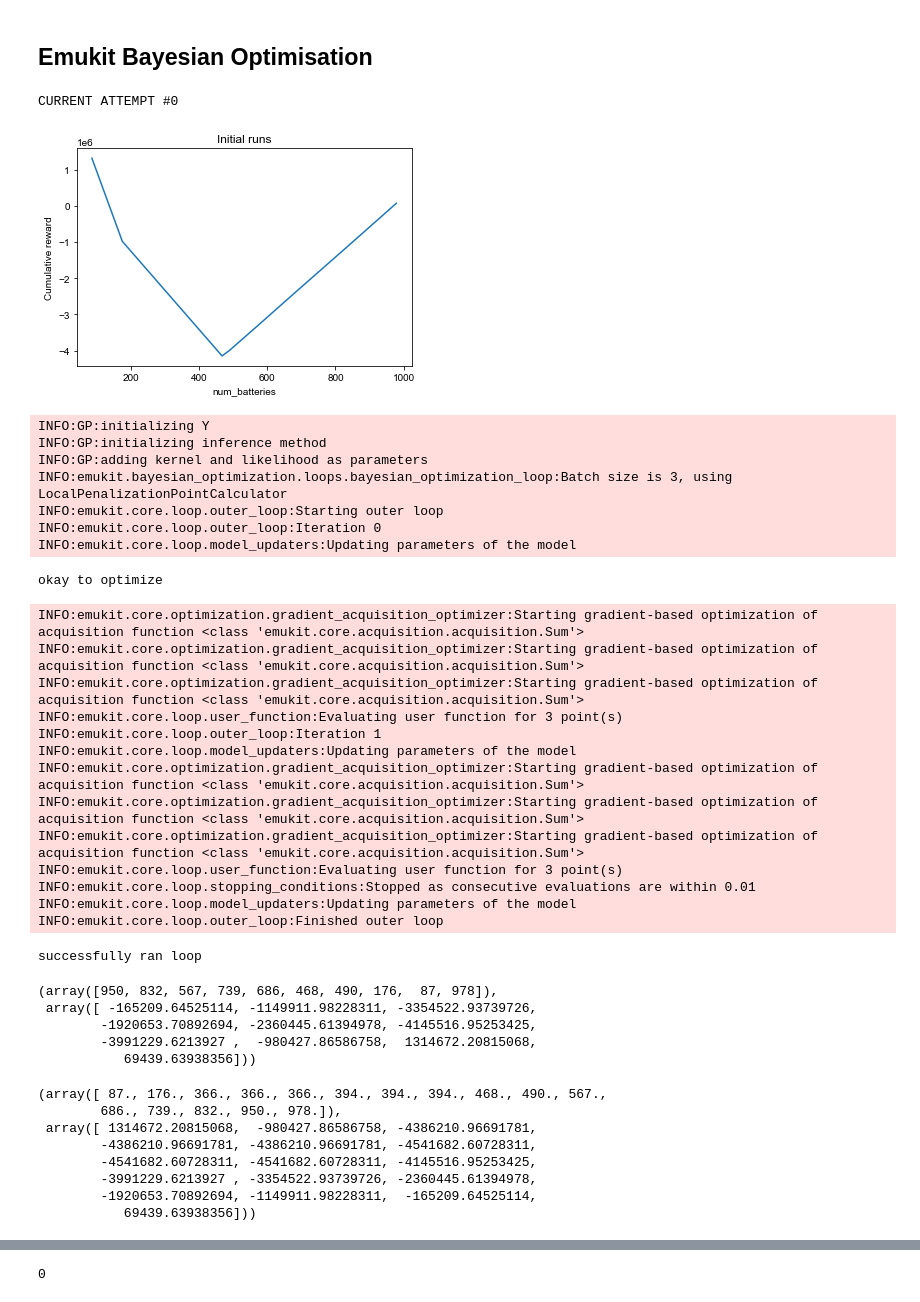
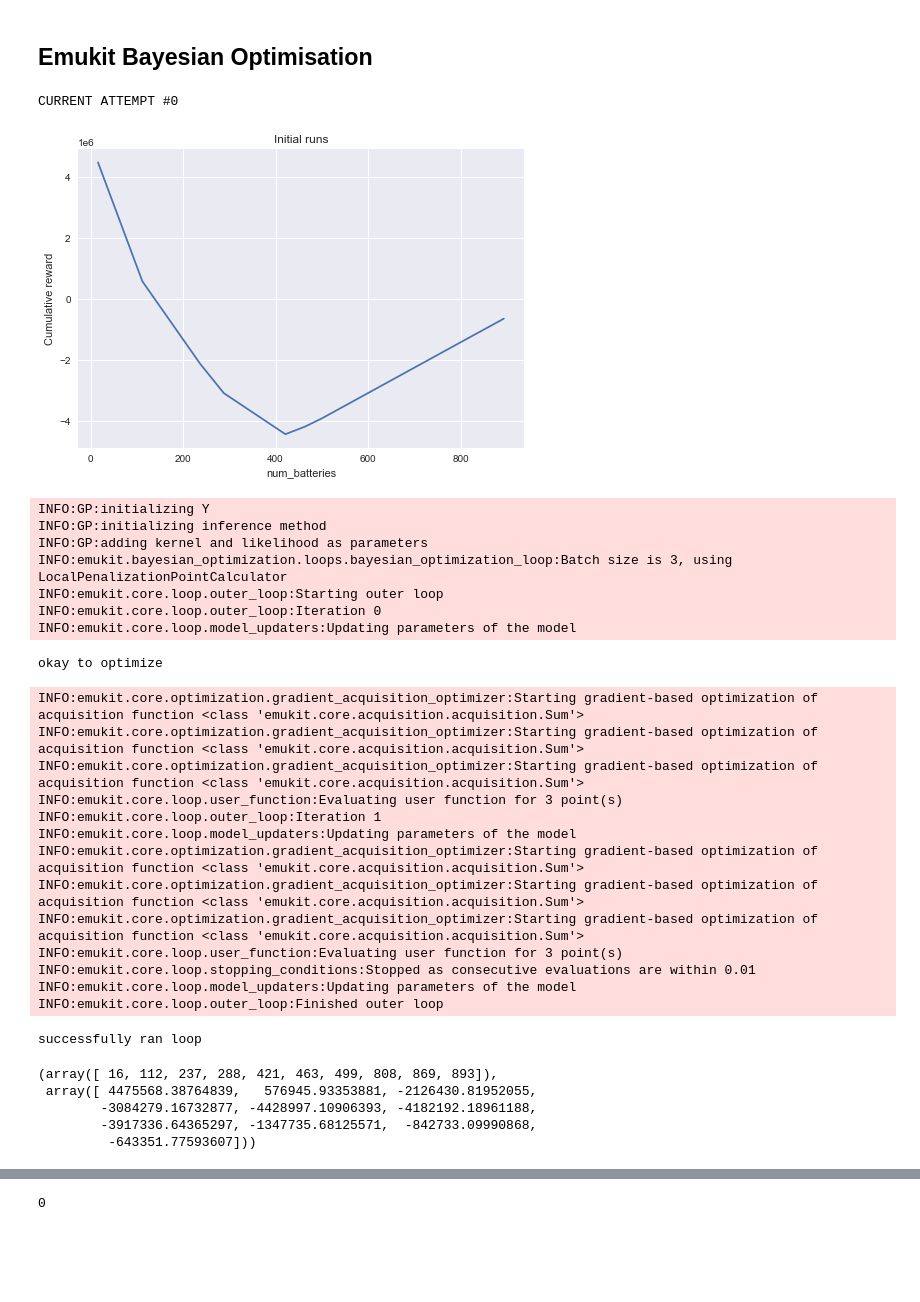
Before and after one commit to amzn/supply-chain-simulation-environment, a Jupyter notebook: src/bayesian_optimization/reward_func_experimentation.ipynb, the cells around one changed output, grey strips where cells are left out. Drawn from its saved outputs; the diff is of its cells as text; code cells hidden in the pictures; blank space fills up the shorter version.

```diff
--- a/src/bayesian_optimization/reward_func_experimentation.ipynb
+++ b/src/bayesian_optimization/reward_func_experimentation.ipynb
@@ -111,18 +111,18 @@ The same code appears at the top of the Emukit cell below. Run this to check whe
 example_max_num_batteries = 1000
 example_num_data_points = 10
 # %%
-# X = design.get_samples(num_data_points)
-X = np.linspace(0, example_max_num_batteries+1, example_num_data_points)[:, None]
-Y = f_multiprocess(X)
+# # X = design.get_samples(num_data_points)
+# X = np.linspace(0, example_max_num_batteries+1, example_num_data_points)[:, None]
+# Y = f_multiprocess(X)
 
-plt.plot(X, Y)
-plt.style.use('seaborn')
-plt.title("Initial runs")
-plt.xlabel(parameter_space.parameters[0].name)
-plt.ylabel("Cumulative reward")
-plt.show()
+# plt.plot(X, Y)
+# plt.style.use('seaborn')
+# plt.title("Initial runs")
+# plt.xlabel(parameter_space.parameters[0].name)
+# plt.ylabel("Cumulative reward")
+# plt.show()
 
-X.flatten(), Y.flatten()
+# X.flatten(), Y.flatten()
 # %% [markdown]
 ## Run Parameters
 # %%
@@ -160,9 +160,9 @@ while not successful_sample and num_tries < max_num_tries:
     Y = f_multiprocess(X)
 
     # plot init values
-    order = X.argsort(axis=0)
-    init_X = X[order].flatten().reshape(-1, 1)
-    init_Y = Y[order].flatten().reshape(-1, 1)
+    init_order = X.argsort(axis=0)
+    init_X = X[init_order].flatten().reshape(-1, 1)
+    init_Y = Y[init_order].flatten().reshape(-1, 1)
     plt.plot(init_X, init_Y)
     plt.style.use('seaborn')
     plt.title("Initial runs")
@@ -181,34 +181,34 @@ while not successful_sample and num_tries < max_num_tries:
     try:
         gpy_model.optimize()
         print("okay to optimize")
         model_emukit = GPyModelWrapper(gpy_model)
 
         # Load core elements for Bayesian optimization
         expected_improvement = ExpectedImprovement(model=model_emukit)
         optimizer = GradientAcquisitionOptimizer(space=parameter_space)
 
         # Create the Bayesian optimization object
         batch_size = 3
         bayesopt_loop = BayesianOptimizationLoop(model=model_emukit,
                                                  space=parameter_space,
                                                  acquisition=expected_improvement,
                                                  batch_size=batch_size)
 
         # Run the loop and extract the optimum;  we either complete 10 steps or converge
         max_iters = 10
         stopping_condition = (
             FixedIterationsStoppingCondition(i_max=max_iters) | ConvergenceStoppingCondition(eps=0.01)
         )
 
         bayesopt_loop.run_loop(f_multiprocess, stopping_condition)
         print("successfully ran loop")
         successful_sample = True
 
     except:
         num_tries += 1
 # %% [output]
 CURRENT ATTEMPT #0
-[figure, old version]
+[figure, new version]
 INFO:GP:initializing Y
 INFO:GP:initializing inference method
 INFO:GP:adding kernel and likelihood as parameters
@@ -232,10 +232,10 @@ INFO:emukit.core.loop.model_updaters:Updating parameters of the model
 INFO:emukit.core.loop.outer_loop:Finished outer loop
 successfully ran loop
 # %%
-X.flatten(), Y.flatten()
+init_X.flatten(), init_Y.flatten()
 # %% [output]
-(array([950, 832, 567, 739, 686, 468, 490, 176,  87, 978]),
- array([ -165209.64525114, -1149911.98228311, -3354522.93739726,
-        -1920653.70892694, -2360445.61394978, -4145516.95253425,
-        -3991229.6213927 ,  -980427.86586758,  1314672.20815068,
-           69439.63938356]))
+(array([ 16, 112, 237, 288, 421, 463, 499, 808, 869, 893]),
+ array([ 4475568.38764839,   576945.93353881, -2126430.81952055,
+        -3084279.16732877, -4428997.10906393, -4182192.18961188,
+        -3917336.64365297, -1347735.68125571,  -842733.09990868,
+         -643351.77593607]))
@@ -245,12 +241,0 @@ new_X, new_Y = bayesopt_loop.loop_state.X, bayesopt_loop.loop_state.Y
-# %%
-order = new_X.argsort(axis=0)
-new_X[order].flatten(), new_Y[order].flatten()
-# %% [output]
-(array([ 87., 176., 366., 366., 366., 394., 394., 394., 468., 490., 567.,
-        686., 739., 832., 950., 978.]),
- array([ 1314672.20815068,  -980427.86586758, -4386210.96691781,
-        -4386210.96691781, -4386210.96691781, -4541682.60728311,
-        -4541682.60728311, -4541682.60728311, -4145516.95253425,
-        -3991229.6213927 , -3354522.93739726, -2360445.61394978,
-        -1920653.70892694, -1149911.98228311,  -165209.64525114,
-           69439.63938356]))
```
Also changed, not shown: parts of 6 cells of this notebook, 1 other file.
